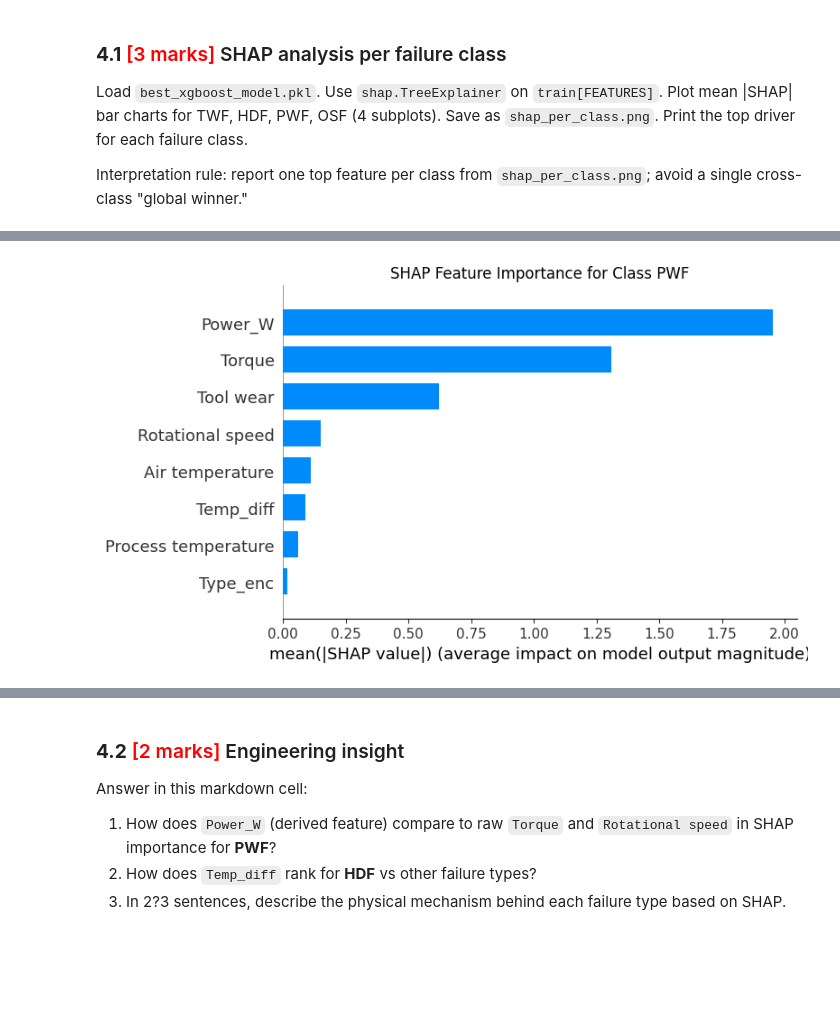
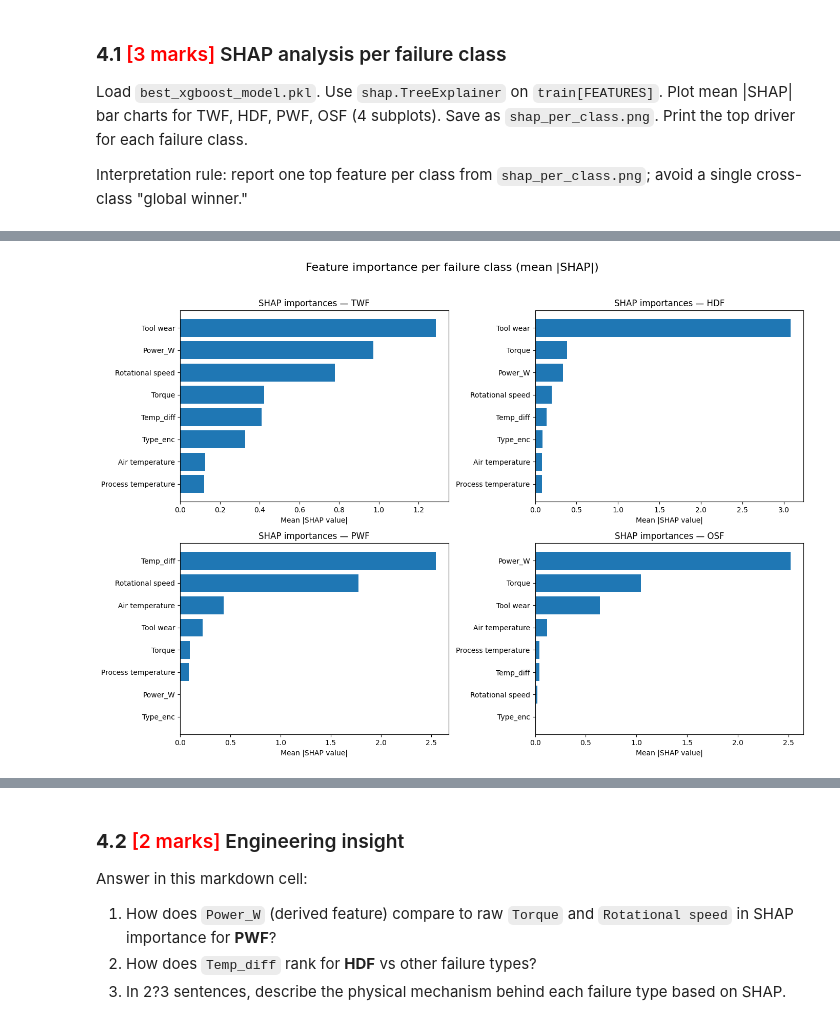
Before and after one commit to nrajahanumanth/Upgrad, a Jupyter notebook: MLOps_Assignment_Raja_Hanumanth.ipynb, the cells around one changed output, grey strips where cells are left out. Drawn from its saved outputs; the diff is of its cells as text; code cells hidden in the pictures; blank space fills up the shorter version.

```diff
--- a/MLOps_Assignment_Raja_Hanumanth.ipynb
+++ b/MLOps_Assignment_Raja_Hanumanth.ipynb
@@ -221,7 +221,7 @@ Print the mean of each new feature grouped by `Failure_Type`.
 def engineer_features(df):
     df = df.copy()
     # TODO: Compute Power_W
-    df['Power_W'] = (df['Torque'] * df['Rotational speed']) / 9550
+    df['Power_W']   = df['Torque'] * (df['Rotational speed'] * 2 * np.pi / 60)
 
     # TODO: Compute Temp_diff
     df['Temp_diff'] = df['Process temperature'] - df['Air temperature']
@@ -613,29 +663,80 @@ Print the top driver for each failure class.
 
 Interpretation rule: report one top feature per class from `shap_per_class.png`; avoid a single cross-class "global winner."
 # %%
+import joblib
 import shap
+import numpy as np
+import matplotlib.pyplot as plt
 
+# Load trained model
 best_model = joblib.load('best_xgboost_model.pkl')
 
-# TODO: Compute SHAP values using TreeExplainer
+# Use training feature dataframe
+X_train_shap = X_train
+
+# Create SHAP explainer
 explainer = shap.TreeExplainer(best_model)
-shap_values = explainer(X_val)
 
-# TODO: Plot 4-subplot bar chart (one per failure class)
-plt.figure(figsize=(15, 10))
-for i in range(4):
-    plt.subplot(2, 2, i+1)
-    shap.summary_plot(shap_values.values[:, :, i], X_val, plot_type='bar', show=False)
-    plt.title(f'SHAP Feature Importance for Class {CLASS_NAMES[i]}')
-plt.tight_layout()
+# Compute SHAP values
+shap_values = explainer(X_train_shap)
+
+# Failure class names
+CLASS_NAMES = ['TWF', 'HDF', 'PWF', 'OSF']
+
+# Create subplot figure
+fig, axes = plt.subplots(2, 2, figsize=(14, 10))
+axes = axes.flatten()
+
+# Store top driver per class
+top_drivers = {}
+
+# Generate manual bar plots
+for i, ax in enumerate(axes):
+
+    # SHAP values for one class
+    class_shap_values = shap_values.values[:, :, i]
+
+    # Mean absolute SHAP values
+    mean_abs_shap = np.abs(class_shap_values).mean(axis=0)
+
+    # Sort features by importance
+    sorted_idx = np.argsort(mean_abs_shap)[::-1]
+
+    sorted_features = X_train_shap.columns[sorted_idx]
+    sorted_shap = mean_abs_shap[sorted_idx]
+
+    # Plot horizontal bar chart
+    ax.barh(sorted_features, sorted_shap)
+
+    # Highest importance on top
+    ax.invert_yaxis()
+
+    # Titles and labels
+    ax.set_title(f'SHAP importances — {CLASS_NAMES[i]}')
+    ax.set_xlabel('Mean |SHAP value|')
+
+    # Save top driver
+    top_drivers[CLASS_NAMES[i]] = sorted_features[0]
+
+# Main title
+fig.suptitle(
+    'Feature importance per failure class (mean |SHAP|)',
+    fontsize=16
+)
+
+# Layout adjustment
+plt.tight_layout(rect=[0, 0, 1, 0.96])
+
+# Save image
+plt.savefig('shap_per_class.png', dpi=300, bbox_inches='tight')
+print("Saved shap_per_class.png")
+
+# Show plot
 plt.show()
-# TODO: Save shap_per_class.png
-plt.savefig('shap_per_class.png')
-# TODO: Print top driver per class
-for i in range(4):
-    class_shap_values = shap_values.values[:, :, i]
-    mean_abs_shap = np.abs(class_shap_values).mean(axis=0)
-    top_feature_idx = np.argmax(mean_abs_shap)
-    top_feature_name = X_val.columns[top_feature_idx]
-    print(f"Top driver for class {CLASS_NAMES[i]}: {top_feature_name}")
+
+
+# Print top driver per class
+print("\nTop driver feature per failure class:")
+for class_name, feature_name in top_drivers.items():
+    print(f"{class_name}: {feature_name}")
 # %% [output]
@@ -642 +744 @@ for i in range(4):
-[figure, old version]
+[figure, new version]
```
Also changed, not shown: parts of 11 cells of this notebook.
